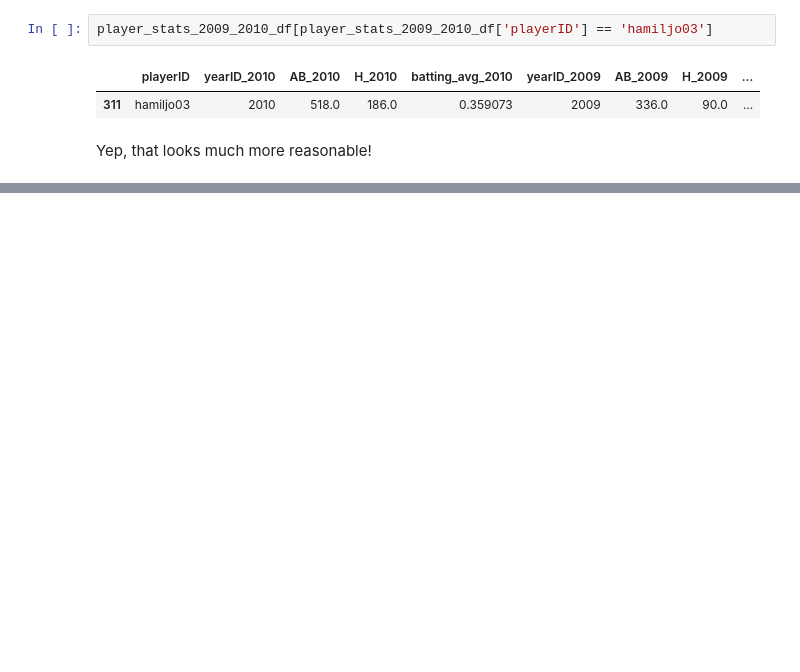
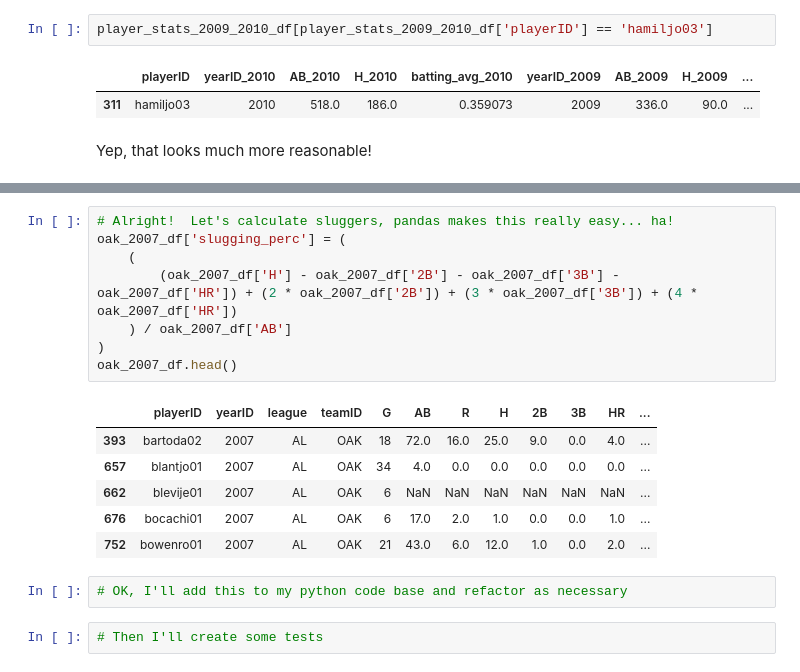
Before and after one commit to micahtmiller/company-exercise-june2018, a Jupyter notebook: JupyterNotebooks/Candidate Exercise - Detailed Work.ipynb, the cells around one changed output, grey strips where cells are left out. Cells and saved outputs as stored; diff of their text form; blank space fills up the shorter version.

```diff
--- a/JupyterNotebooks/Candidate Exercise - Detailed Work.ipynb
+++ b/JupyterNotebooks/Candidate Exercise - Detailed Work.ipynb
@@ -337,0 +363,19 @@ df['batting_avg'].values[0]
+# %%
+# Alright!  Let's calculate sluggers, pandas makes this really easy... ha!
+oak_2007_df['slugging_perc'] = (
+    (
+        (oak_2007_df['H'] - oak_2007_df['2B'] - oak_2007_df['3B'] - oak_2007_df['HR']) + (2 * oak_2007_df['2B']) + (3 * oak_2007_df['3B']) + (4 * oak_2007_df['HR'])
+    ) / oak_2007_df['AB']
+)
+oak_2007_df.head()
+# %% [output]
+|  | playerID | yearID | league | teamID | G | AB | R | H | 2B | 3B | HR | ... |
+| 393 | bartoda02 | 2007 | AL | OAK | 18 | 72.0 | 16.0 | 25.0 | 9.0 | 0.0 | 4.0 | ... |
+| 657 | blantjo01 | 2007 | AL | OAK | 34 | 4.0 | 0.0 | 0.0 | 0.0 | 0.0 | 0.0 | ... |
+| 662 | blevije01 | 2007 | AL | OAK | 6 | NaN | NaN | NaN | NaN | NaN | NaN | ... |
+| 676 | bocachi01 | 2007 | AL | OAK | 6 | 17.0 | 2.0 | 1.0 | 0.0 | 0.0 | 1.0 | ... |
+| 752 | bowenro01 | 2007 | AL | OAK | 21 | 43.0 | 6.0 | 12.0 | 1.0 | 0.0 | 2.0 | ... |
+# %%
+# OK, I'll add this to my python code base and refactor as necessary
+# %%
+# Then I'll create some tests
```
Also changed, not shown: parts of 18 cells of this notebook, 5 other files.
